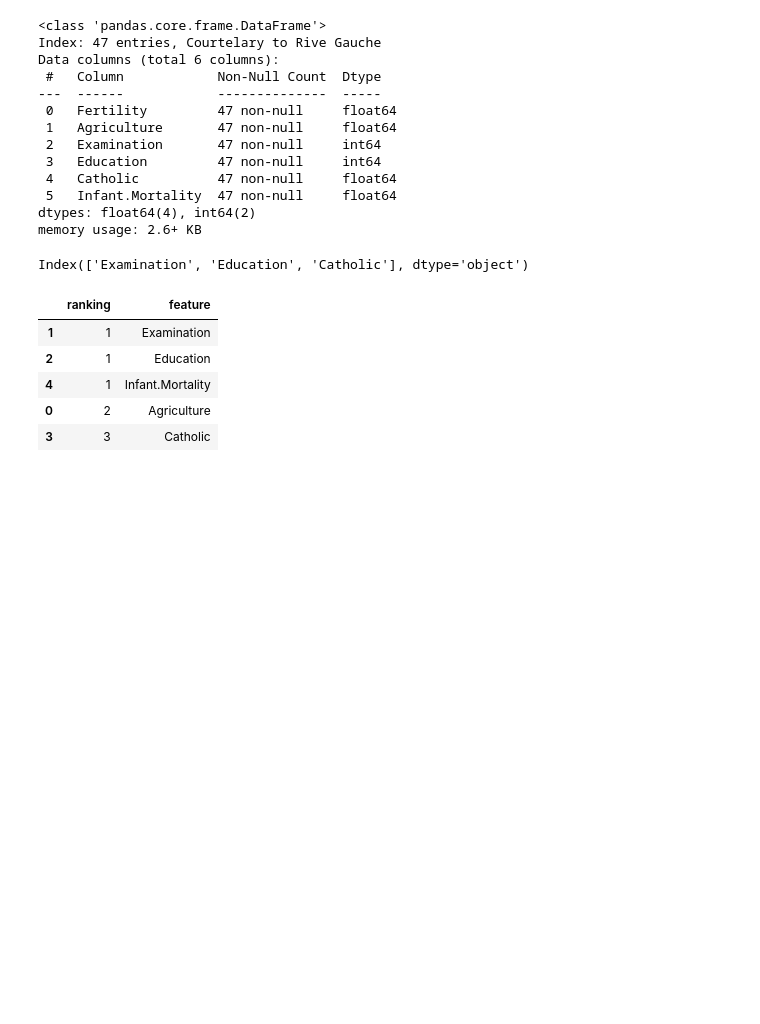
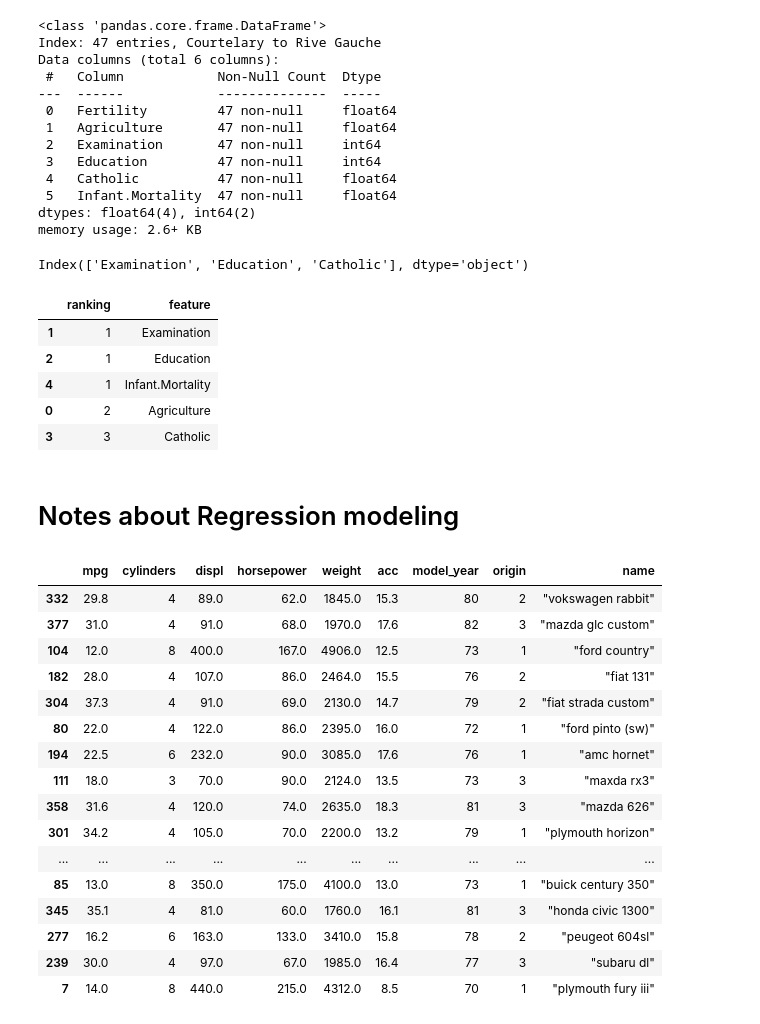
Before and after one commit to wherrickjr/regression-exercises, a Jupyter notebook: feature_engineering.ipynb, the cells around one changed output. Cells and saved outputs as stored; diff of their text form; code cells hidden in the pictures; blank space fills up the shorter version.

Commit message:
other notes

```diff
--- a/feature_engineering.ipynb
+++ b/feature_engineering.ipynb
@@ -404,3 +404,5 @@ rfe(swiss, 'Fertility', 3)
 | 4 | 1 | Infant.Mortality |
 | 0 | 2 | Agriculture |
 | 3 | 3 | Catholic |
+# %% [markdown]
+# Notes about Regression modeling
@@ -406,0 +411,24 @@ rfe(swiss, 'Fertility', 3)
+# %%
+df = explore.get_auto_mpg()
+# %%
+train, val, test = explore.train_val_test(df)
+# %%
+val
+# %% [output]
+|  | mpg | cylinders | displ | horsepower | weight | acc | model_year | origin | name |
+| 332 | 29.8 | 4 | 89.0 | 62.0 | 1845.0 | 15.3 | 80 | 2 | "vokswagen rabbit" |
+| 377 | 31.0 | 4 | 91.0 | 68.0 | 1970.0 | 17.6 | 82 | 3 | "mazda glc custom" |
+| 104 | 12.0 | 8 | 400.0 | 167.0 | 4906.0 | 12.5 | 73 | 1 | "ford country" |
+| 182 | 28.0 | 4 | 107.0 | 86.0 | 2464.0 | 15.5 | 76 | 2 | "fiat 131" |
+| 304 | 37.3 | 4 | 91.0 | 69.0 | 2130.0 | 14.7 | 79 | 2 | "fiat strada custom" |
+| 80 | 22.0 | 4 | 122.0 | 86.0 | 2395.0 | 16.0 | 72 | 1 | "ford pinto (sw)" |
+| 194 | 22.5 | 6 | 232.0 | 90.0 | 3085.0 | 17.6 | 76 | 1 | "amc hornet" |
+| 111 | 18.0 | 3 | 70.0 | 90.0 | 2124.0 | 13.5 | 73 | 3 | "maxda rx3" |
+| 358 | 31.6 | 4 | 120.0 | 74.0 | 2635.0 | 18.3 | 81 | 3 | "mazda 626" |
+| 301 | 34.2 | 4 | 105.0 | 70.0 | 2200.0 | 13.2 | 79 | 1 | "plymouth horizon" |
+| ... | ... | ... | ... | ... | ... | ... | ... | ... | ... |
+| 85 | 13.0 | 8 | 350.0 | 175.0 | 4100.0 | 13.0 | 73 | 1 | "buick century 350" |
+| 345 | 35.1 | 4 | 81.0 | 60.0 | 1760.0 | 16.1 | 81 | 3 | "honda civic 1300" |
+| 277 | 16.2 | 6 | 163.0 | 133.0 | 3410.0 | 15.8 | 78 | 2 | "peugeot 604sl" |
+| 239 | 30.0 | 4 | 97.0 | 67.0 | 1985.0 | 16.4 | 77 | 3 | "subaru dl" |
+| 7 | 14.0 | 8 | 440.0 | 215.0 | 4312.0 | 8.5 | 70 | 1 | "plymouth fury iii" |
```
Also changed, not shown: parts of 21 cells of this notebook, 1 other file.
